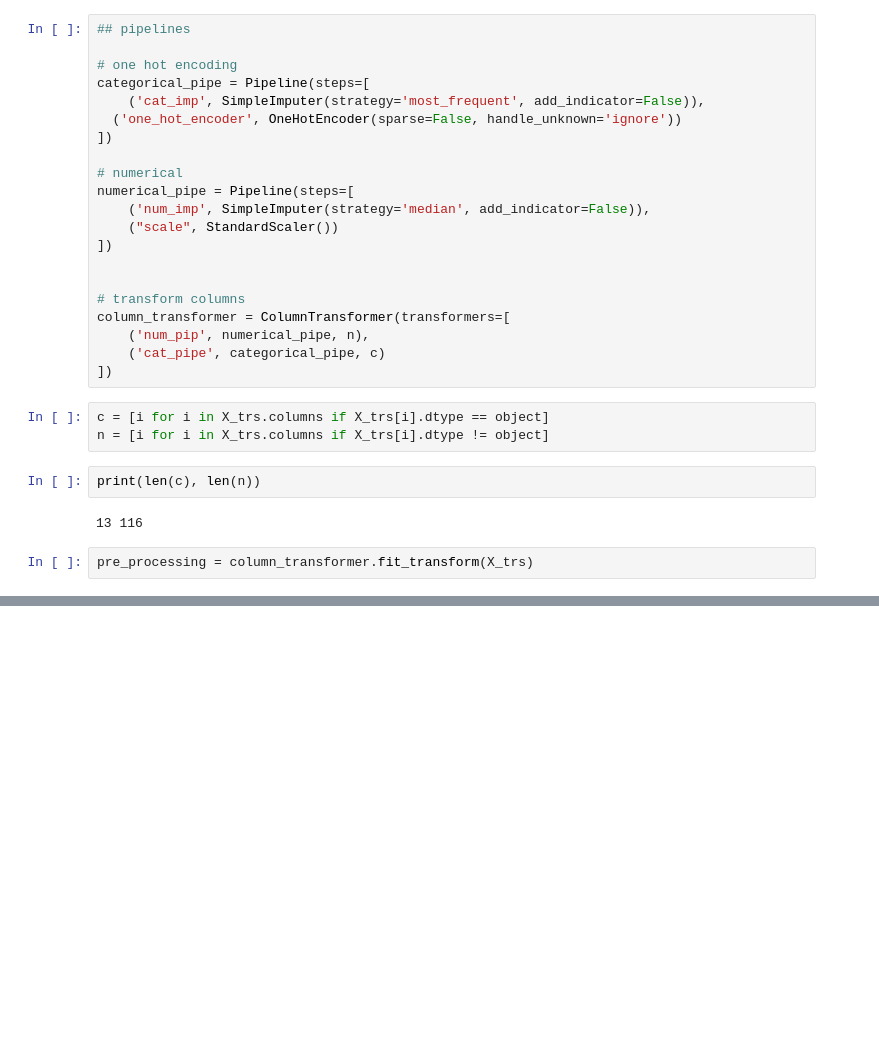
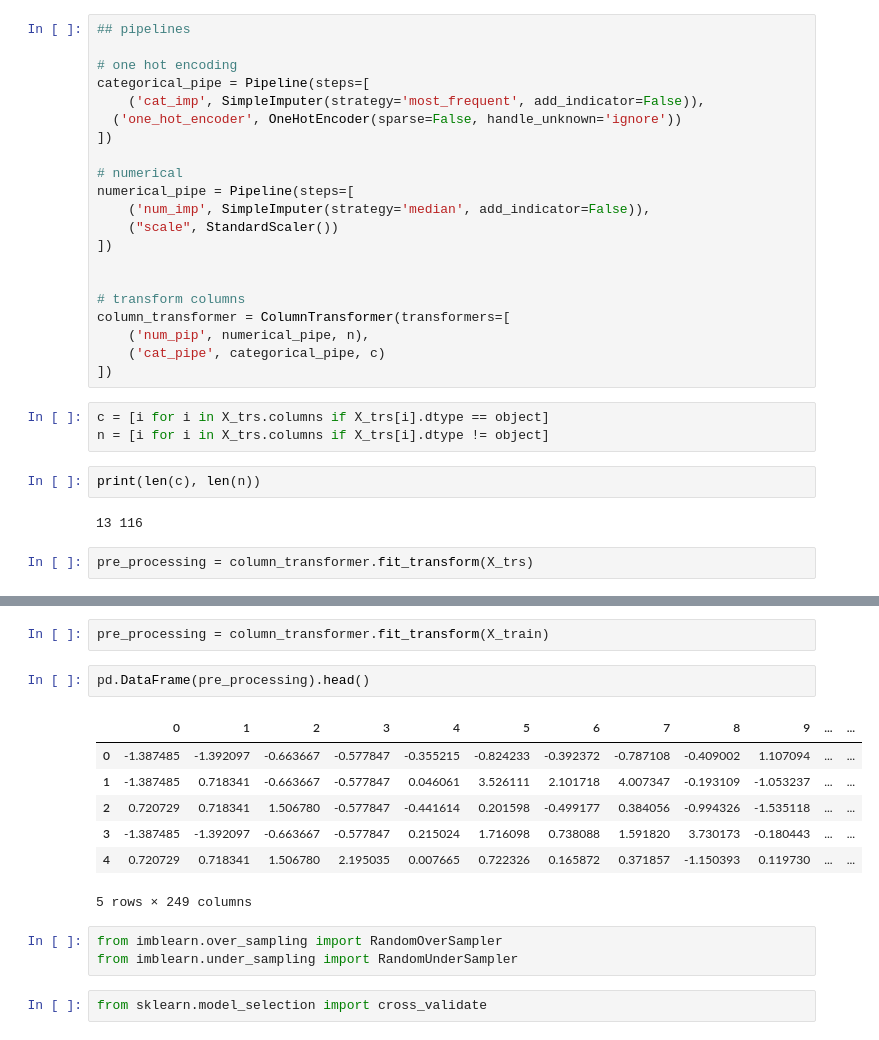
Before and after one commit to DSEI21000-S21/project-home-credit, a Jupyter notebook: experiments/eyob/model.ipynb, the cells around one changed output, grey strips where cells are left out. Drawn from its saved outputs; the diff is of its cells as text; blank space fills up the shorter version.

Commit message:
update model

```diff
--- a/experiments/eyob/model.ipynb
+++ b/experiments/eyob/model.ipynb
@@ -809,0 +832,17 @@ pd.DataFrame(pre_processing)
+# %%
+pre_processing = column_transformer.fit_transform(X_train)
+# %%
+pd.DataFrame(pre_processing).head()
+# %% [output]
+|  | 0 | 1 | 2 | 3 | 4 | 5 | 6 | 7 | 8 | 9 | ... | ... |
+| 0 | -1.387485 | -1.392097 | -0.663667 | -0.577847 | -0.355215 | -0.824233 | -0.392372 | -0.787108 | -0.409002 | 1.107094 | ... | ... |
+| 1 | -1.387485 | 0.718341 | -0.663667 | -0.577847 | 0.046061 | 3.526111 | 2.101718 | 4.007347 | -0.193109 | -1.053237 | ... | ... |
+| 2 | 0.720729 | 0.718341 | 1.506780 | -0.577847 | -0.441614 | 0.201598 | -0.499177 | 0.384056 | -0.994326 | -1.535118 | ... | ... |
+| 3 | -1.387485 | -1.392097 | -0.663667 | -0.577847 | 0.215024 | 1.716098 | 0.738088 | 1.591820 | 3.730173 | -0.180443 | ... | ... |
+| 4 | 0.720729 | 0.718341 | 1.506780 | 2.195035 | 0.007665 | 0.722326 | 0.165872 | 0.371857 | -1.150393 | 0.119730 | ... | ... |
+5 rows × 249 columns
+# %%
+from imblearn.over_sampling import RandomOverSampler
+from imblearn.under_sampling import RandomUnderSampler
+# %%
+from sklearn.model_selection import cross_validate
```
Also changed, not shown: parts of 39 cells of this notebook.
